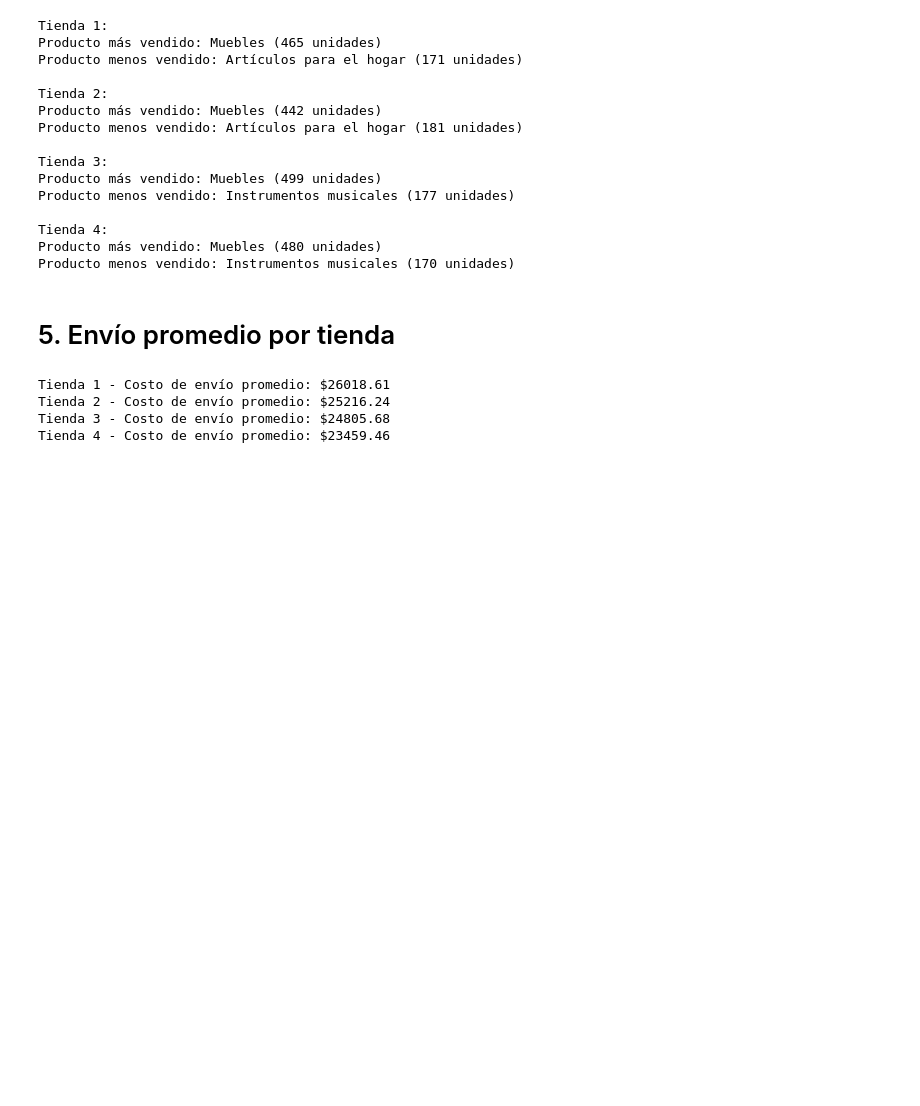
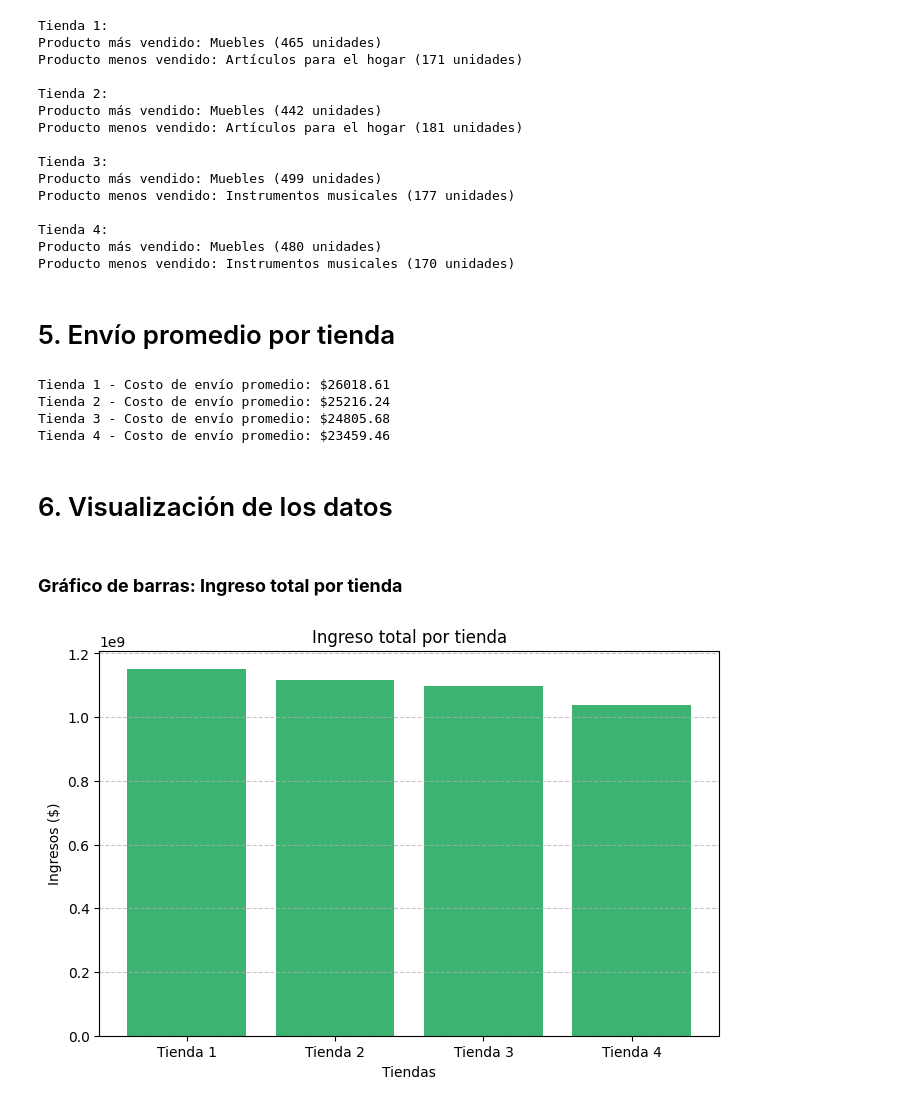
Before and after one commit to Codingencryptedcode/alura-Store-data-science, a Jupyter notebook: AluraStoreLatam.ipynb, the cells around one changed output. Drawn from its saved outputs; the diff is of its cells as text; code cells hidden in the pictures; blank space fills up the shorter version.

Commit message:
genera visualizaciones comparativas con matplotlib y se actualiza el README

```diff
--- a/AluraStoreLatam.ipynb
+++ b/AluraStoreLatam.ipynb
@@ -161,3 +161,19 @@ Tienda 1 - Costo de envío promedio: $26018.61
 Tienda 2 - Costo de envío promedio: $25216.24
 Tienda 3 - Costo de envío promedio: $24805.68
 Tienda 4 - Costo de envío promedio: $23459.46
+# %% [markdown]
+# 6. Visualización de los datos
+# %% [markdown]
+### **Gráfico de barras: Ingreso total por tienda**
+# %%
+import matplotlib.pyplot as plt
+
+plt.figure(figsize=(8,5))
+plt.bar(Facturacion_por_tienda.keys(), Facturacion_por_tienda.values(), color='mediumseagreen')
+plt.title("Ingreso total por tienda")
+plt.xlabel("Tiendas")
+plt.ylabel("Ingresos ($)")
+plt.grid(axis='y', linestyle='--', alpha=0.7)
+plt.show()
+# %% [output]
+[figure, added]
```
Also changed, not shown: parts of 5 cells of this notebook, 1 other file.
